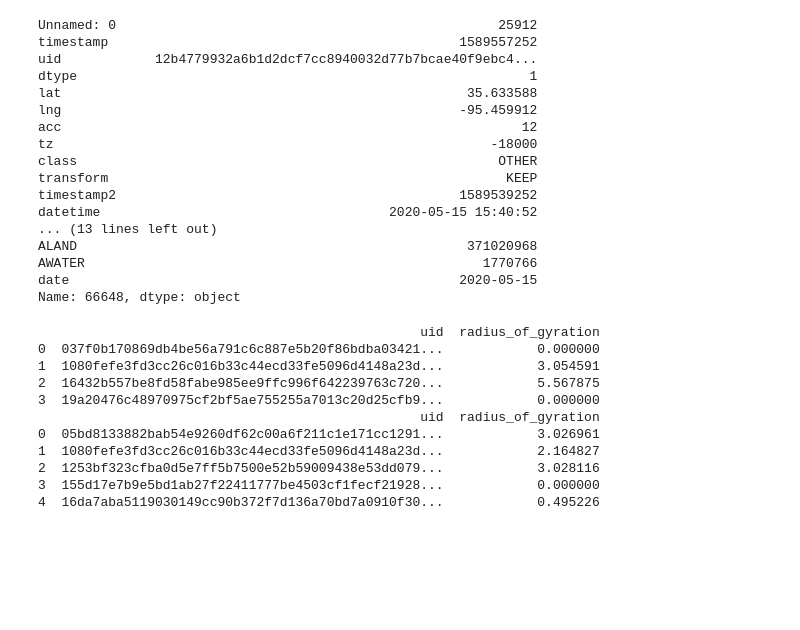
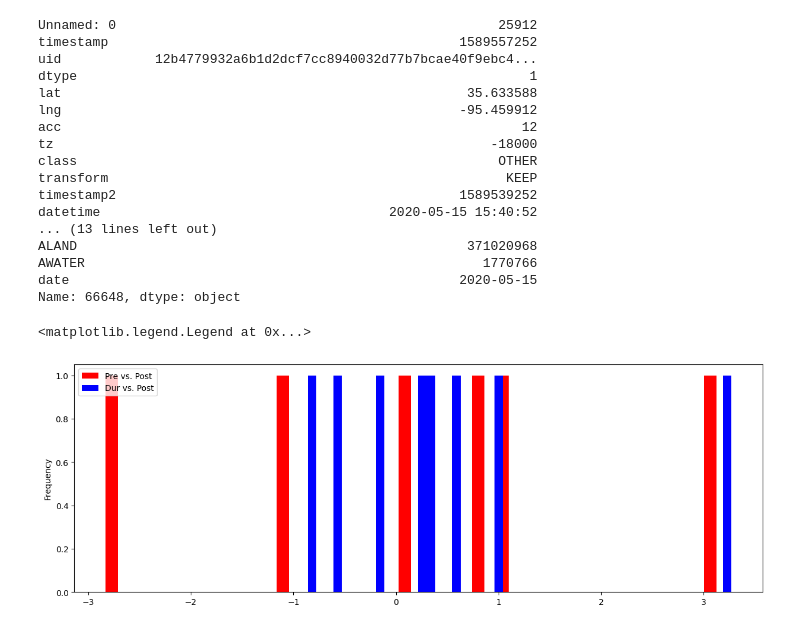
Before and after one commit to UW-GDA/SatMobFusion, a Jupyter notebook: geocoding_tests.ipynb, the cells around one changed output. Cells and saved outputs as stored; diff of their text form; code cells hidden in the pictures; blank space fills up the shorter version.

```diff
--- a/geocoding_tests.ipynb
+++ b/geocoding_tests.ipynb
@@ -102,13 +166,13 @@ print(IL_gpd_j.shape[0])
 # %% [markdown]
 #### Let's look at Tulsa
 # %%
-OK_data = pd.read_csv('OK_1000_May14-16.csv')
-OK_gpd = gpd.GeoDataFrame(OK_data, crs='EPSG:4269', geometry=gpd.points_from_xy(OK_data['lon'], OK_data['lat']))
+OK_data = pd.read_csv('OK_damage_May14-16.csv')
+OK_gpd_j = gpd.GeoDataFrame(OK_data, crs='EPSG:4269', geometry=gpd.points_from_xy(OK_data['lon'], OK_data['lat']))
 #aea_proj_str = '+proj=aea +lat_1=38.00 +lat_2=42.00 +lat_0=40.11 +lon_0=-88.228'
 #IL_gpd = IL_gpd.to_crs(aea_proj_str)
 
 # Exclude points outside of Oklahoma
-OK_gpd_j = gpd.sjoin(OK_gpd, OK_tracts, how='inner', predicate='within')
+# OK_gpd_j = gpd.sjoin(OK_gpd, OK_tracts, how='inner', predicate='within')
 
 # Create datetime column using timestamps
 OK_gpd_j['datetime'] = pd.to_datetime(OK_gpd_j['timestamp'], unit='s')
@@ -124,5 +192,6 @@ fc_tdf = skmob.preprocessing.compression.compress(f_tdf, spatial_radius_km=0.2)
 # %%
 gdf_tulsa = gpd.GeoDataFrame(fc_tdf, crs='EPSG:4269', geometry=gpd.points_from_xy(fc_tdf['lng'], fc_tdf['lat']))
 
-gdf_tulsa['datetime'] = pd.to_datetime(gdf_tulsa['datetime'], format='%Y-%m-%d %H:%M:%S')
-gdf_tulsa['datetime'] = gdf_tulsa['datetime'].dt.strftime('%Y%m%d%H%M%S')
+# Drop datetime and date column
+gdf_tulsa.drop(['datetime', 'date'], axis=1, inplace=True)
+gdf_tulsa.explore()
@@ -186,22 +255,31 @@ Name: 66648, dtype: object
 from skmob.measures.individual import jump_lengths, radius_of_gyration, home_location
 
 damage_area_pre_tdf = skmob.TrajDataFrame(damage_area_pre, latitude='lat', longitude='lng', datetime='datetime', user_id='uid')
+damage_area_dur_tdf = skmob.TrajDataFrame(damage_area_dur, latitude='lat', longitude='lng', datetime='datetime', user_id='uid')
 damage_area_post_tdf = skmob.TrajDataFrame(damage_area_post, latitude='lat', longitude='lng', datetime='datetime', user_id='uid')
 
 rg_df_pre = skmob.measures.individual.radius_of_gyration(damage_area_pre_tdf)
+rg_df_dur = skmob.measures.individual.radius_of_gyration(damage_area_dur_tdf)
 rg_df_post = skmob.measures.individual.radius_of_gyration(damage_area_post_tdf)
-# %%
-print(rg_df_pre)
-print(rg_df_post)
-# %% [output]
-                                                 uid  radius_of_gyration
-0  037f0b170869db4be56a791c6c887e5b20f86bdba03421...            0.000000
-1  1080fefe3fd3cc26c016b33c44ecd33fe5096d4148a23d...            3.054591
-2  16432b557be8fd58fabe985ee9ffc996f642239763c720...            5.567875
-3  19a20476c48970975cf2bf5ae755255a7013c20d25cfb9...            0.000000
-                                                 uid  radius_of_gyration
-0  05bd8133882bab54e9260df62c00a6f211c1e171cc1291...            3.026961
-1  1080fefe3fd3cc26c016b33c44ecd33fe5096d4148a23d...            2.164827
-2  1253bf323cfba0d5e7ff5b7500e52b59009438e53dd079...            3.028116
-3  155d17e7b9e5bd1ab27f22411777be4503cf1fecf21928...            0.000000
-4  16da7aba5119030149cc90b372f7d136a70bd7a0910f30...            0.495226
+# %%
+# Find difference in radius of gyration for the same uid (groupby uid)
+rg_df_diff_pre_post = rg_df_pre.merge(rg_df_post, on='uid')
+rg_df_diff_pre_dur = rg_df_pre.merge(rg_df_dur, on='uid')
+rg_df_diff_dur_post = rg_df_dur.merge(rg_df_post, on='uid')
+
+# Get the difference between x and y columns
+rg_df_diff_pre_post['diff'] = rg_df_diff_pre_post['radius_of_gyration_x'] - rg_df_diff_pre_post['radius_of_gyration_y']
+#rg_df_diff_pre_dur['diff'] = rg_df_diff_pre_dur['radius_of_gyration_x'] - rg_df_diff_pre_dur['radius_of_gyration_y']
+rg_df_diff_dur_post['diff'] = rg_df_diff_dur_post['radius_of_gyration_x'] - rg_df_diff_dur_post['radius_of_gyration_y']
+
+# Plot the difference in radius of gyration for the same uid (groupby uid)
+fig, ax = plt.subplots(1, 1, figsize=(15, 5))
+rg_df_diff_pre_post['diff'].plot.(ax=ax, bins=50, label='Pre vs. Post', color='red')
+#rg_df_diff_pre_dur['diff'].plot.hist(ax=ax, bins=50, label='Pre vs. Dur', color='green')
+rg_df_diff_dur_post['diff'].plot.hist(ax=ax, bins=50, label='Dur vs. Post', color='blue')
+
+# Plot legend
+ax.legend()
+# %% [output]
+<matplotlib.legend.Legend at 0x...>
+[figure, added]
```
Also changed, not shown: parts of 15 cells of this notebook.
